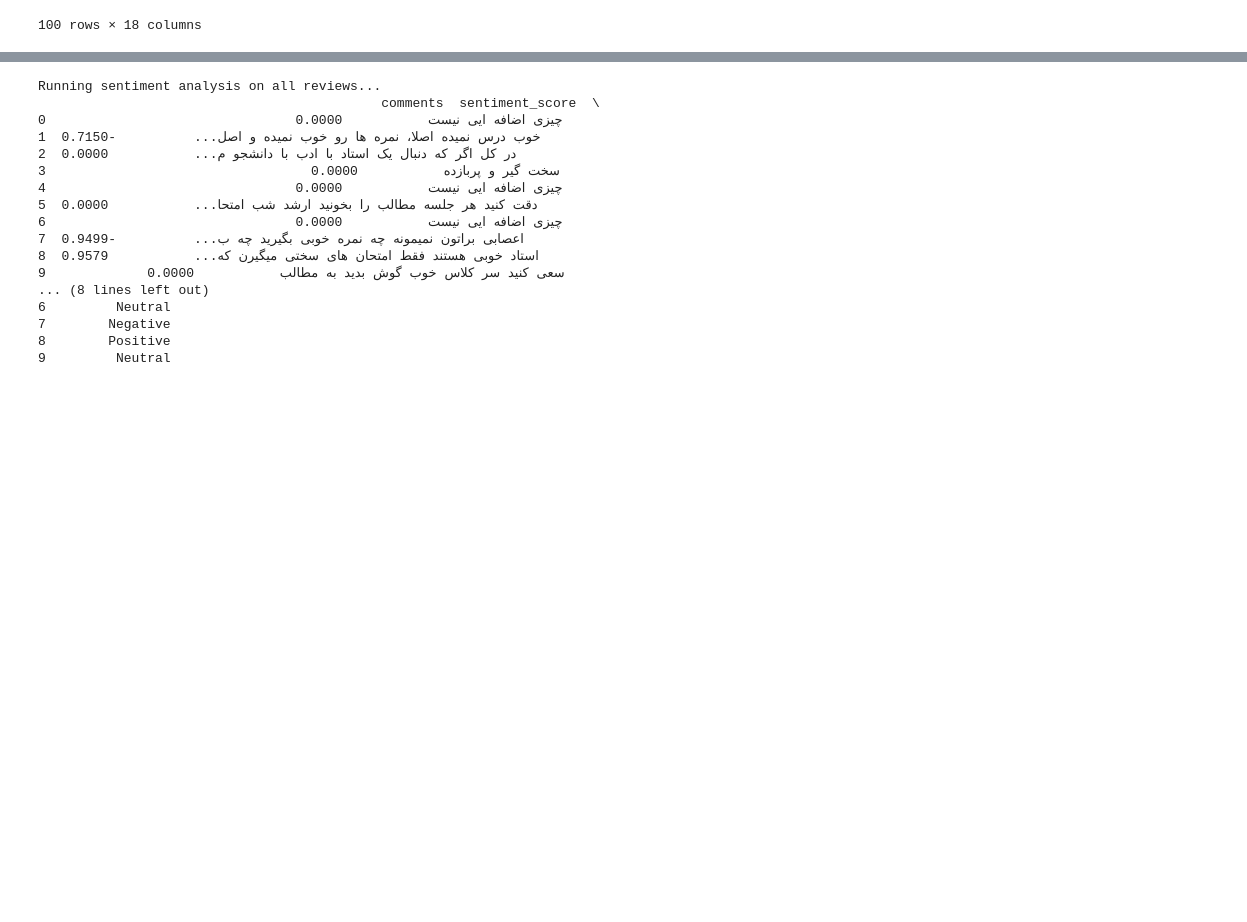
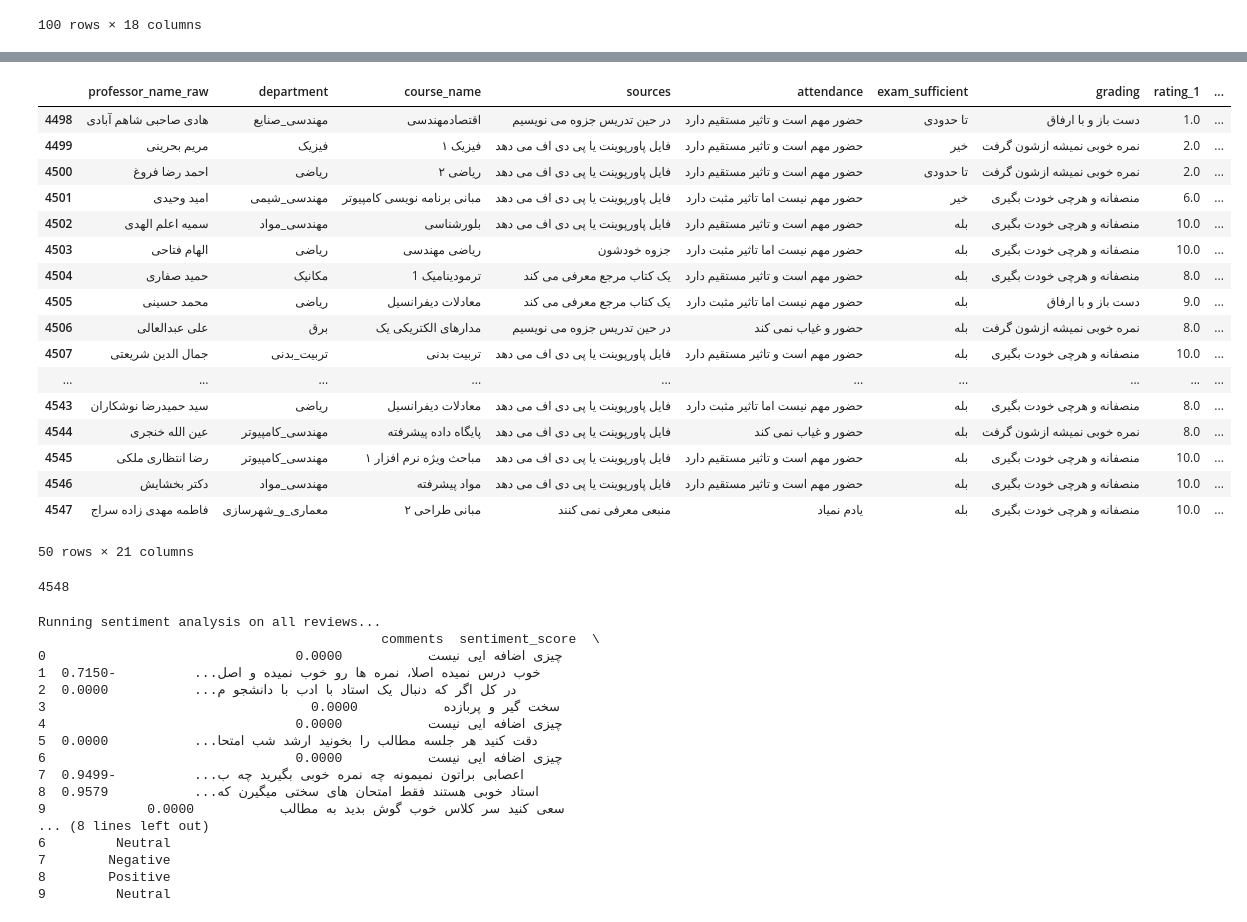
Before and after one commit to Tina-Talebi/Elmos-Yar, a Jupyter notebook: sentiment_analysis.ipynb, the cells around one changed output, grey strips where cells are left out. Saved outputs shown, nothing was run; the diff lists cells and outputs as text; code cells hidden in the pictures; blank space fills up the shorter version.

Commit message:
updated sentiment analysis

```diff
--- a/sentiment_analysis.ipynb
+++ b/sentiment_analysis.ipynb
@@ -107,6 +171,6 @@ test_df
 | 99 | محسن دریابیگی | معارف | اندیشه 2 | یک کتاب مرجع معرفی می کند | حضور مهم است و تاثیر مستقیم دارد | بله | منصفانه و هرچی خودت بگیری | 6.0 | ... |
 100 rows × 18 columns
 # %%
-df=pd.read_csv('./ElmosYar/extracted_reviews_v3_final.csv')
+df=pd.read_csv('extracted_reviews_v3_final.csv')
 # %%
-df=pd.read_csv
+df
@@ -112,0 +191,25 @@ df=pd.read_csv
+# %%
+# Convert all comments to string
+df['comments'] = df['comments'].astype(str)
+
+def model_sentiment(text):
+    if not isinstance(text, str):
+        return 0.0
+
+    text = text.strip()
+    if not text:
+        return 0.0
+
+    result = sentiment_pipeline(text)[0]
+    label = result['label']
+    score = result['score']
+    return round(label_to_score[label] * score, 4)
+
+print("Running sentiment analysis on all reviews...")
+df['sentiment_score'] = df['comments'].apply(model_sentiment)
+
+df['sentiment_label'] = df['sentiment_score'].apply(
+    lambda x: 'Positive' if x > 0.2 else ('Negative' if x < -0.2 else 'Neutral')
+)
+
+print(df[['comments', 'sentiment_score', 'sentiment_label']].head(10))
@@ -112,0 +234,25 @@ df=pd.read_csv
+# %%
+df.tail(50)
+# %% [output]
+|  | professor_name_raw | department | course_name | sources | attendance | exam_sufficient | grading | rating_1 | ... |
+| 4498 | هادی صاحبی شاهم آبادی | مهندسی_صنایع | اقتصادمهندسی | در حین تدریس جزوه می نویسیم | حضور مهم است و تاثیر مستقیم دارد | تا حدودی | دست باز و با ارفاق | 1.0 | ... |
+| 4499 | مریم بحرینی | فیزیک | فیزیک ۱ | فایل پاورپوینت یا پی دی اف می دهد | حضور مهم است و تاثیر مستقیم دارد | خیر | نمره خوبی نمیشه ازشون گرفت | 2.0 | ... |
+| 4500 | احمد رضا فروغ | ریاضی | ریاضی ۲ | فایل پاورپوینت یا پی دی اف می دهد | حضور مهم است و تاثیر مستقیم دارد | تا حدودی | نمره خوبی نمیشه ازشون گرفت | 2.0 | ... |
+| 4501 | امید وحیدی | مهندسی_شیمی | مبانی برنامه نویسی کامپیوتر | فایل پاورپوینت یا پی دی اف می دهد | حضور مهم نیست اما تاثیر مثبت دارد | خیر | منصفانه و هرچی خودت بگیری | 6.0 | ... |
+| 4502 | سمیه اعلم الهدی | مهندسی_مواد | بلورشناسی | فایل پاورپوینت یا پی دی اف می دهد | حضور مهم است و تاثیر مستقیم دارد | بله | منصفانه و هرچی خودت بگیری | 10.0 | ... |
+| 4503 | الهام فتاحی | ریاضی | ریاضی مهندسی | جزوه خودشون | حضور مهم نیست اما تاثیر مثبت دارد | بله | منصفانه و هرچی خودت بگیری | 10.0 | ... |
+| 4504 | حمید صفاری | مکانیک | ترمودینامیک 1 | یک کتاب مرجع معرفی می کند | حضور مهم است و تاثیر مستقیم دارد | بله | منصفانه و هرچی خودت بگیری | 8.0 | ... |
+| 4505 | محمد حسینی | ریاضی | معادلات دیفرانسیل | یک کتاب مرجع معرفی می کند | حضور مهم نیست اما تاثیر مثبت دارد | بله | دست باز و با ارفاق | 9.0 | ... |
+| 4506 | علی عبدالعالی | برق | مدارهای الکتریکی یک | در حین تدریس جزوه می نویسیم | حضور و غیاب نمی کند | بله | نمره خوبی نمیشه ازشون گرفت | 8.0 | ... |
+| 4507 | جمال الدین شریعتی | تربیت_بدنی | تربیت بدنی | فایل پاورپوینت یا پی دی اف می دهد | حضور مهم است و تاثیر مستقیم دارد | بله | منصفانه و هرچی خودت بگیری | 10.0 | ... |
+| ... | ... | ... | ... | ... | ... | ... | ... | ... | ... |
+| 4543 | سید حمیدرضا نوشکاران | ریاضی | معادلات دیفرانسیل | فایل پاورپوینت یا پی دی اف می دهد | حضور مهم نیست اما تاثیر مثبت دارد | بله | منصفانه و هرچی خودت بگیری | 8.0 | ... |
+| 4544 | عین الله خنجری | مهندسی_کامپیوتر | پایگاه داده پیشرفته | فایل پاورپوینت یا پی دی اف می دهد | حضور و غیاب نمی کند | بله | نمره خوبی نمیشه ازشون گرفت | 8.0 | ... |
+| 4545 | رضا انتظاری ملکی | مهندسی_کامپیوتر | مباحث ویژه نرم افزار ۱ | فایل پاورپوینت یا پی دی اف می دهد | حضور مهم است و تاثیر مستقیم دارد | بله | منصفانه و هرچی خودت بگیری | 10.0 | ... |
+| 4546 | دکتر بخشایش | مهندسی_مواد | مواد پیشرفته | فایل پاورپوینت یا پی دی اف می دهد | حضور مهم است و تاثیر مستقیم دارد | بله | منصفانه و هرچی خودت بگیری | 10.0 | ... |
+| 4547 | فاطمه مهدی زاده سراج | معماری_و_شهرسازی | مبانی طراحی ۲ | منبعی معرفی نمی کنند | یادم نمیاد | بله | منصفانه و هرچی خودت بگیری | 10.0 | ... |
+50 rows × 21 columns
+# %%
+len(df)
+# %% [output]
+4548
```
Also changed, not shown: parts of 7 cells of this notebook.
